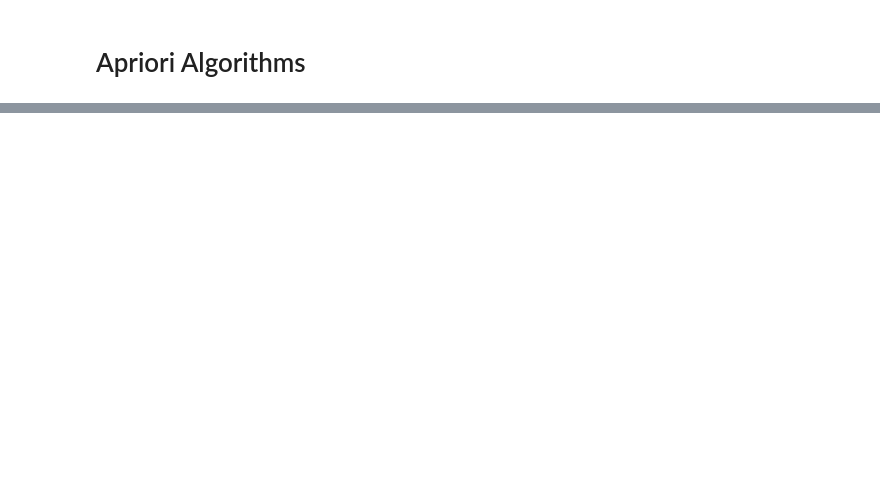
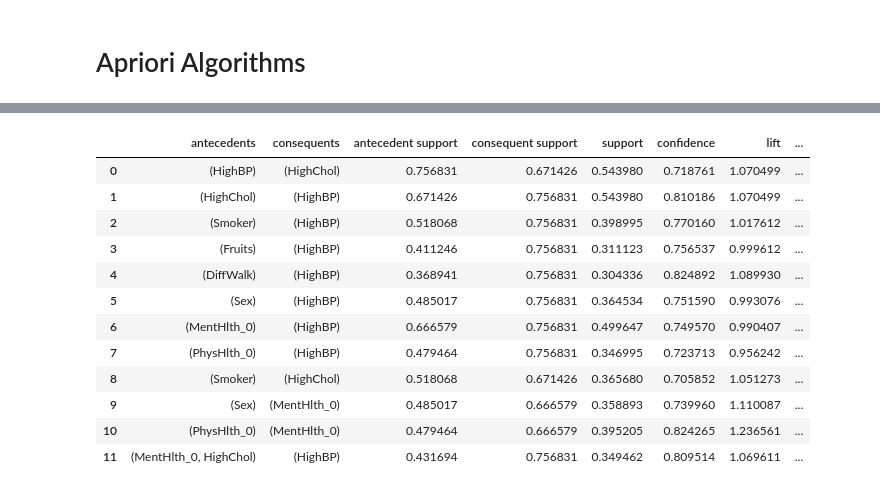
Before and after one commit to NTUCSRC/Association-Rule-Mining-with-SMC, a Jupyter notebook: association-rule-mining/apriori-fast.ipynb, the cells around one changed output, grey strips where cells are left out. Drawn from its saved outputs; the diff is of its cells as text; code cells hidden in the pictures; blank space fills up the shorter version.

```diff
--- a/association-rule-mining/apriori-fast.ipynb
+++ b/association-rule-mining/apriori-fast.ipynb
@@ -30,0 +65,18 @@ apriori(df, min_support=0.6, use_colnames=True)
+# %%
+df_3 = pd.read_csv('../data/clean/diabetes_part3.csv')
+df_apriori_3 = apriori(df_3, min_support=0.3, use_colnames=True)
+association_rules(df_apriori_3, metric="confidence", min_threshold=0.7)
+# %% [output]
+|  | antecedents | consequents | antecedent support | consequent support | support | confidence | lift | ... |
+| 0 | (HighBP) | (HighChol) | 0.756831 | 0.671426 | 0.543980 | 0.718761 | 1.070499 | ... |
+| 1 | (HighChol) | (HighBP) | 0.671426 | 0.756831 | 0.543980 | 0.810186 | 1.070499 | ... |
+| 2 | (Smoker) | (HighBP) | 0.518068 | 0.756831 | 0.398995 | 0.770160 | 1.017612 | ... |
+| 3 | (Fruits) | (HighBP) | 0.411246 | 0.756831 | 0.311123 | 0.756537 | 0.999612 | ... |
+| 4 | (DiffWalk) | (HighBP) | 0.368941 | 0.756831 | 0.304336 | 0.824892 | 1.089930 | ... |
+| 5 | (Sex) | (HighBP) | 0.485017 | 0.756831 | 0.364534 | 0.751590 | 0.993076 | ... |
+| 6 | (MentHlth_0) | (HighBP) | 0.666579 | 0.756831 | 0.499647 | 0.749570 | 0.990407 | ... |
+| 7 | (PhysHlth_0) | (HighBP) | 0.479464 | 0.756831 | 0.346995 | 0.723713 | 0.956242 | ... |
+| 8 | (Smoker) | (HighChol) | 0.518068 | 0.671426 | 0.365680 | 0.705852 | 1.051273 | ... |
+| 9 | (Sex) | (MentHlth_0) | 0.485017 | 0.666579 | 0.358893 | 0.739960 | 1.110087 | ... |
+| 10 | (PhysHlth_0) | (MentHlth_0) | 0.479464 | 0.666579 | 0.395205 | 0.824265 | 1.236561 | ... |
+| 11 | (MentHlth_0, HighChol) | (HighBP) | 0.431694 | 0.756831 | 0.349462 | 0.809514 | 1.069611 | ... |
```
Also changed, not shown: parts of 6 cells of this notebook.
